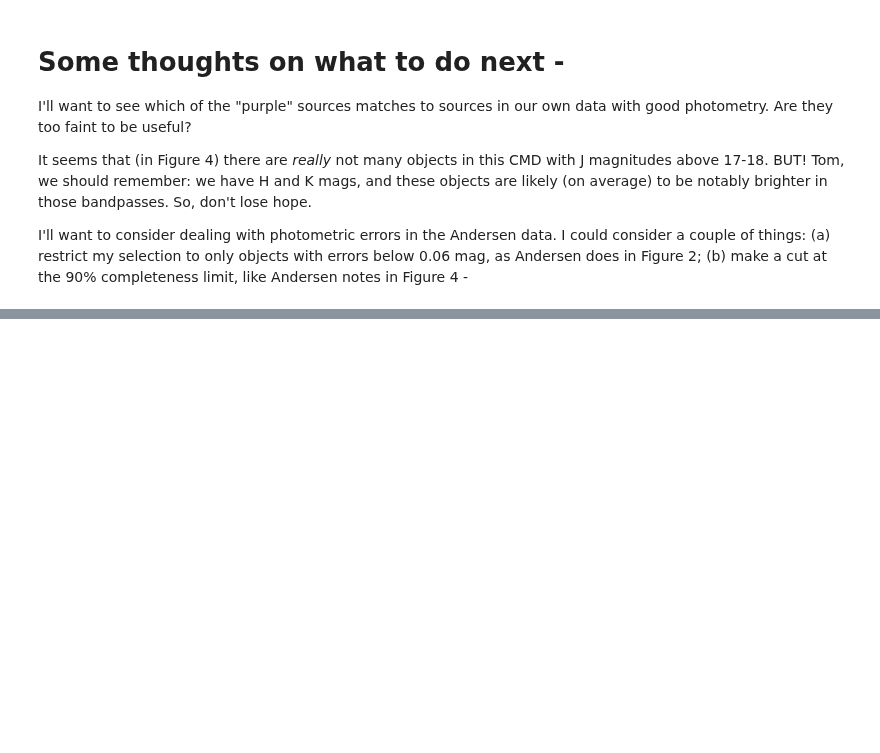
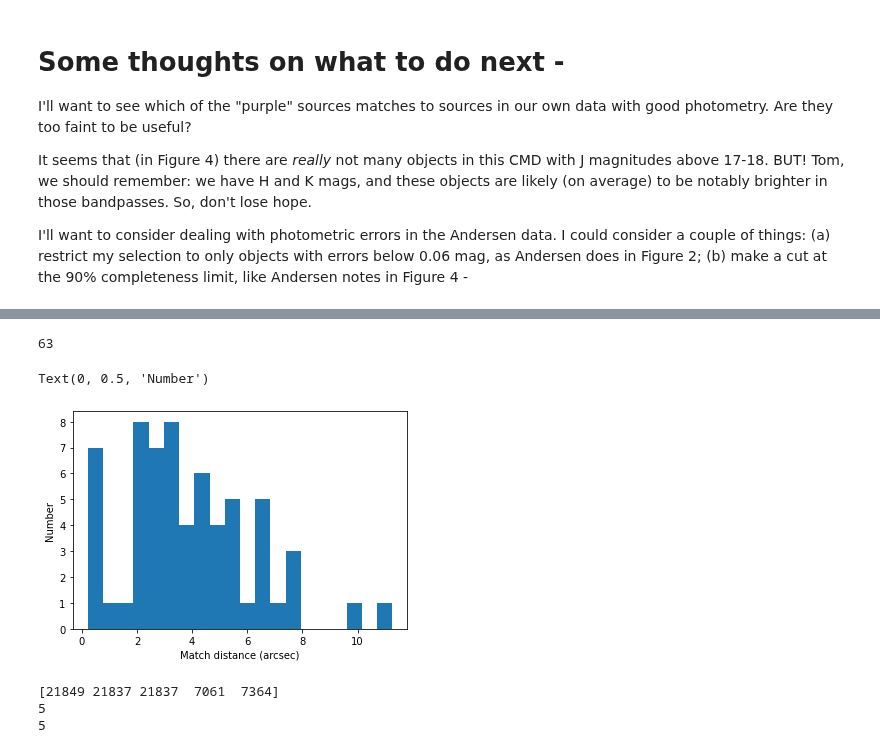
Before and after one commit to tomr-stargazer/Variability_Project_2020, a Jupyter notebook: wuvars/analysis/prototypes/Investigating the Mon R2 data that Morten sent.ipynb, the cells around one changed output, grey strips where cells are left out. Cells and saved outputs as stored; diff of their text form; code cells hidden in the pictures; blank space fills up the shorter version.

```diff
--- a/wuvars/analysis/prototypes/Investigating the Mon R2 data that Morten sent.ipynb
+++ b/wuvars/analysis/prototypes/Investigating the Mon R2 data that Morten sent.ipynb
@@ -264,3 +266,9 @@ BUT! Tom, we should remember: we have H and K mags, and these objects are likely
 I'll want to consider dealing with photometric errors in the Andersen data. I could consider a couple of things:
 (a) restrict my selection to only objects with errors below 0.06 mag, as Andersen does in Figure 2;
 (b) make a cut at the 90% completeness limit, like Andersen notes in Figure 4 -
+# %%
+from wuvars.data import spreadsheet, photometry
+from wuvars.plotting.lightcurve import simple_lc
+
+spread = spreadsheet.load_wserv_v2(11)
+dat = photometry.group_wserv_v2(photometry.load_wserv_v2(11))
@@ -266,0 +277,28 @@ I'll want to consider dealing with photometric errors in the Andersen data. I co
+# %%
+w11m = spread['median']
+spreadsheet_coordinates = SkyCoord(ra=w11m['RA'].values*u.rad, dec=w11m['DEC'].values*u.rad)
+# %%
+table_coordinates = SkyCoord(ra=tab['RAJ2000'][bds], dec=tab['DEJ2000'][bds])
+len(table_coordinates)
+# %% [output]
+63
+# %%
+idx, d2d, d3d = table_coordinates.match_to_catalog_sky(spreadsheet_coordinates)
+# %%
+plt.hist(d2d.to(u.arcsec).value, bins=20)
+plt.xlabel("Match distance (arcsec)")
+plt.ylabel("Number")
+# %% [output]
+Text(0, 0.5, 'Number')
+[figure, added]
+# %%
+max_sep = 0.38 * u.arcsec
+
+sep_constraint = (d2d < max_sep)
+print(idx[sep_constraint])
+print(len(idx[sep_constraint]))
+print(np.sum(sep_constraint))
+# %% [output]
+[21849 21837 21837  7061  7364]
+5
+5
```
Also changed, not shown: parts of 23 cells of this notebook.
